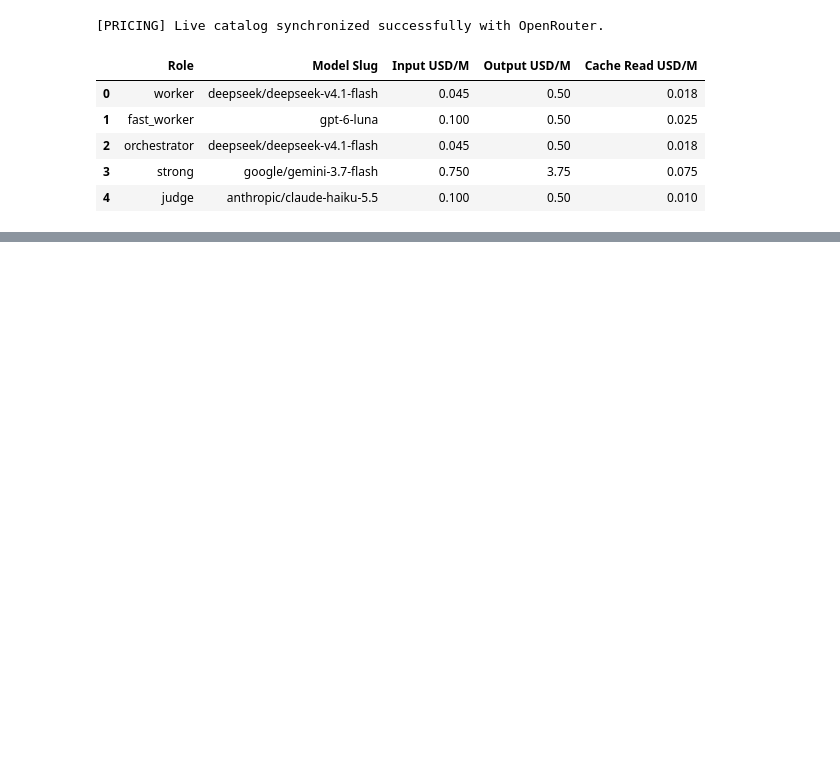
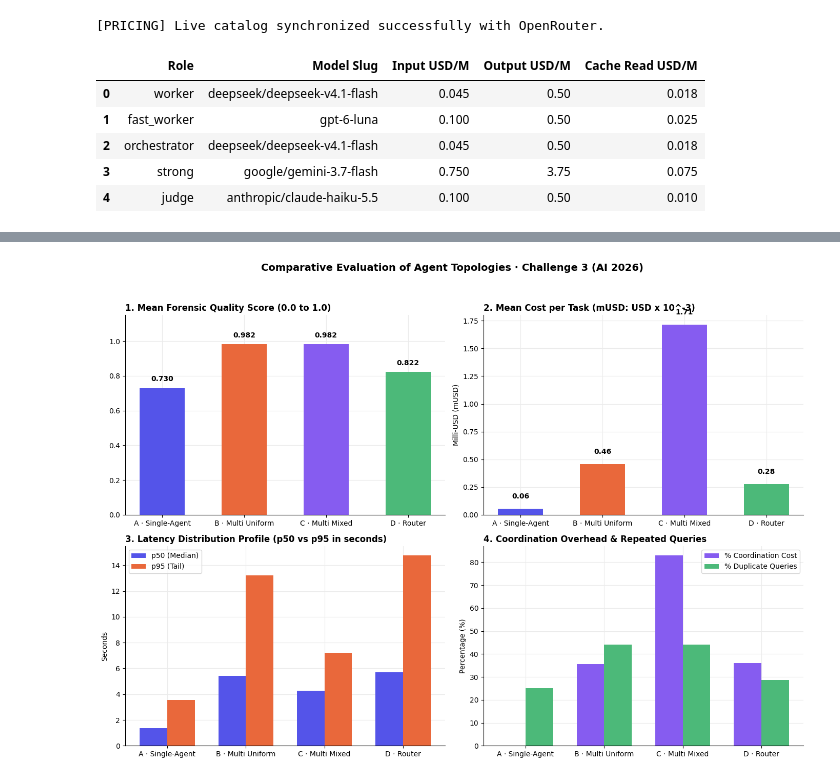
Before and after one commit to EstebanGZam/multi-agent, a Jupyter notebook: reto3_topologia_multiagente_forense_legal.ipynb, the cells around one changed output, grey strips where cells are left out. Saved outputs shown, nothing was run; the diff lists cells and outputs as text; code cells hidden in the pictures; blank space fills up the shorter version.

```diff
--- a/reto3_topologia_multiagente_forense_legal.ipynb
+++ b/reto3_topologia_multiagente_forense_legal.ipynb
@@ -1962,0 +1727,67 @@ Se consolidan los siguientes criterios de diseño arquitectónico:
+# %%
+# Publication-Quality Metrics Dashboard (Institutional Palette, Zero Emojis)
+
+plt.rcParams.update({
+    "axes.spines.top": False,
+    "axes.spines.right": False,
+    "axes.grid": True,
+    "grid.color": "#ebebeb",
+    "grid.linewidth": 0.8,
+    "axes.axisbelow": True,
+    "font.family": "sans-serif",
+    "font.size": 10,
+    "axes.titleweight": "bold",
+    "axes.titlelocation": "left"
+})
+
+fig, axes = plt.subplots(2, 2, figsize=(14, 10))
+fig.suptitle("Comparative Evaluation of Agent Topologies · Challenge 3 (AI 2026)", fontsize=14, fontweight="bold", y=0.98)
+
+colors = ["#5454e9", "#e9683b", "#865cf0", "#4cb979"]
+cfg_names_short = ["A · Single-Agent", "B · Multi Uniform", "C · Multi Mixed", "D · Router"]
+
+# 1. Quality Comparison
+ax1 = axes[0, 0]
+bars1 = ax1.bar(cfg_names_short, SUMMARY_TABLE["Mean Quality (0-1)"], color=colors, width=0.55)
+ax1.set_title("1. Mean Forensic Quality Score (0.0 to 1.0)")
+ax1.set_ylim(0, 1.15)
+for bar in bars1:
+    yval = bar.get_height()
+    ax1.text(bar.get_x() + bar.get_width()/2.0, yval + 0.03, f"{yval:.3f}", ha="center", va="bottom", fontweight="bold")
+
+# 2. Cost Comparison (USD per Task)
+ax2 = axes[0, 1]
+bars2 = ax2.bar(cfg_names_short, SUMMARY_TABLE["Mean Cost USD"] * 1000, color=colors, width=0.55)
+ax2.set_title("2. Mean Cost per Task (mUSD: USD x 10^-3)")
+ax2.set_ylabel("Milli-USD (mUSD)")
+for bar in bars2:
+    yval = bar.get_height()
+    ax2.text(bar.get_x() + bar.get_width()/2.0, yval + 0.08, f"{yval:.2f}", ha="center", va="bottom", fontweight="bold")
+
+# 3. Latency Profile (p50 and p95)
+ax3 = axes[1, 0]
+x_pos = np.arange(len(cfg_names_short))
+w = 0.35
+ax3.bar(x_pos - w/2, SUMMARY_TABLE["Latency p50 (s)"], width=w, label="p50 (Median)", color="#5454e9")
+ax3.bar(x_pos + w/2, SUMMARY_TABLE["Latency p95 (s)"], width=w, label="p95 (Tail)", color="#e9683b")
+ax3.set_xticks(x_pos)
+ax3.set_xticklabels(cfg_names_short)
+ax3.set_title("3. Latency Distribution Profile (p50 vs p95 in seconds)")
+ax3.set_ylabel("Seconds")
+ax3.legend(frameon=True)
+
+# 4. Coordination Overhead
+ax4 = axes[1, 1]
+x_pos4 = np.arange(len(cfg_names_short))
+ax4.bar(x_pos4 - w/2, SUMMARY_TABLE["Coord Cost (%)"], width=w, label="% Coordination Cost", color="#865cf0")
+ax4.bar(x_pos4 + w/2, SUMMARY_TABLE["Duplicate Queries (%)"], width=w, label="% Duplicate Queries", color="#4cb979")
+ax4.set_xticks(x_pos4)
+ax4.set_xticklabels(cfg_names_short)
+ax4.set_title("4. Coordination Overhead & Repeated Queries")
+ax4.set_ylabel("Percentage (%)")
+ax4.legend(frameon=True)
+
+plt.tight_layout(rect=[0, 0, 1, 0.95])
+plt.show()
+# %% [output]
+[figure, added]
```
Also changed, not shown: parts of 51 cells of this notebook, 1 other file.
